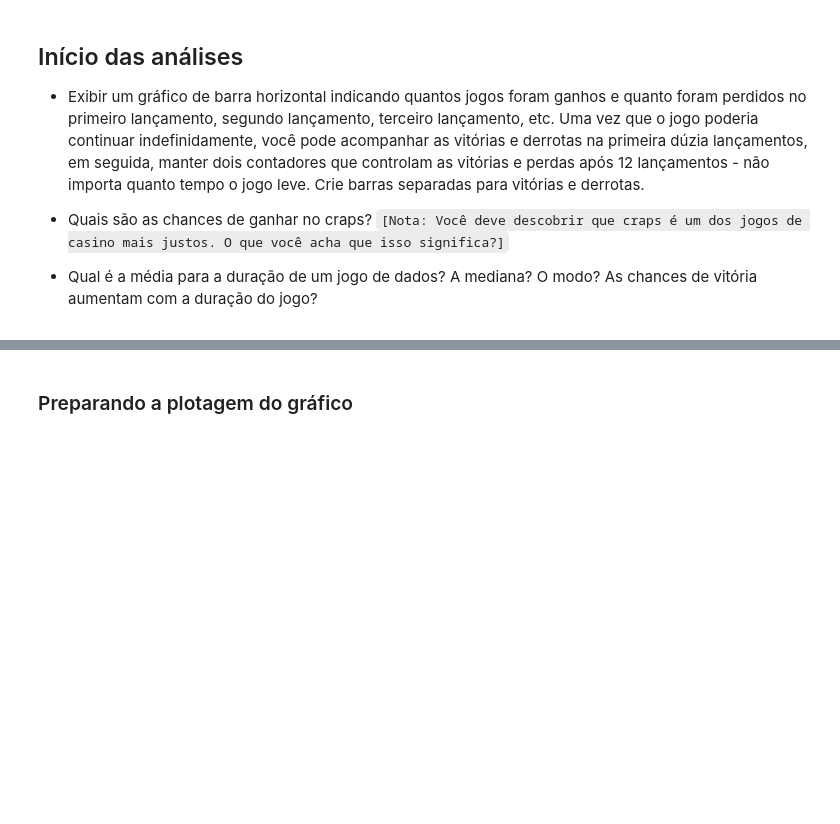
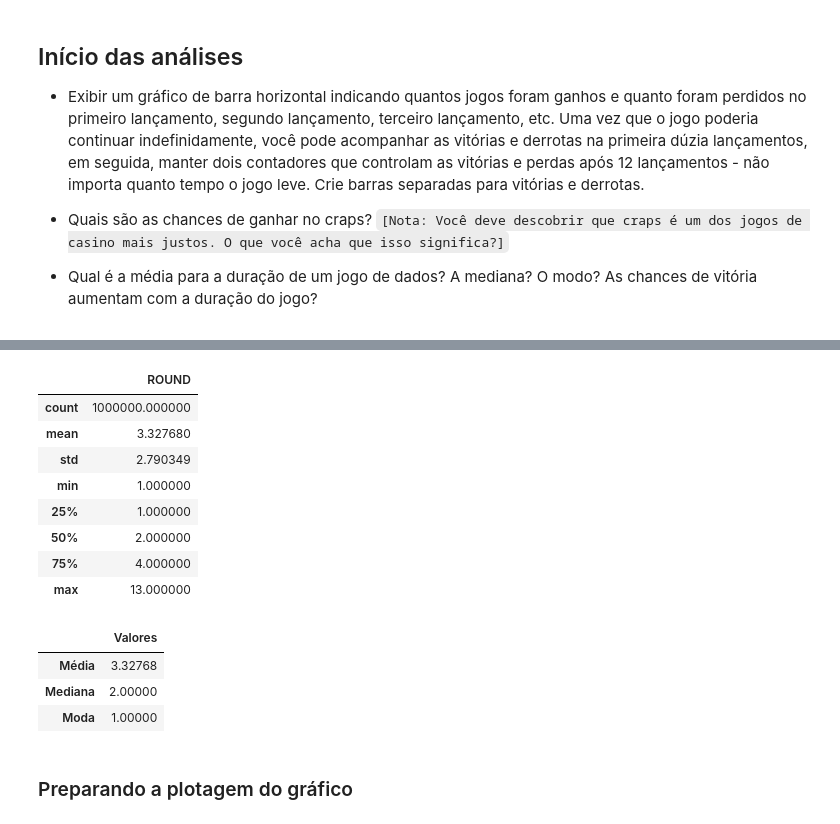
Before and after one commit to mpbruder/TT007-AnaliseDadosPython, a Jupyter notebook: exercicios/Aula3-jupyter/craps-game.ipynb, the cells around one changed output, grey strips where cells are left out. Drawn from its saved outputs; the diff is of its cells as text; code cells hidden in the pictures; blank space fills up the shorter version.

Commit message:
Finalização análise do craps-game

```diff
--- a/exercicios/Aula3-jupyter/craps-game.ipynb
+++ b/exercicios/Aula3-jupyter/craps-game.ipynb
@@ -112,0 +135,13 @@ g.head(10)
+# %%
+# Análise descritiva fornecida pelo próprio df
+g.describe()
+# %% [output]
+|  | ROUND |
+| count | 1000000.000000 |
+| mean | 3.327680 |
+| std | 2.790349 |
+| min | 1.000000 |
+| 25% | 1.000000 |
+| 50% | 2.000000 |
+| 75% | 4.000000 |
+| max | 13.000000 |
@@ -113,3 +158,10 @@ g.head(10)
+# %%
+df_stat
+# %% [output]
+|  | Valores |
+| Média | 3.32768 |
+| Mediana | 2.00000 |
+| Moda | 1.00000 |
 # %% [markdown]
 ### Preparando a plotagem do gráfico
 # %%
```
Also changed, not shown: parts of 15 cells of this notebook, 1 other file.
